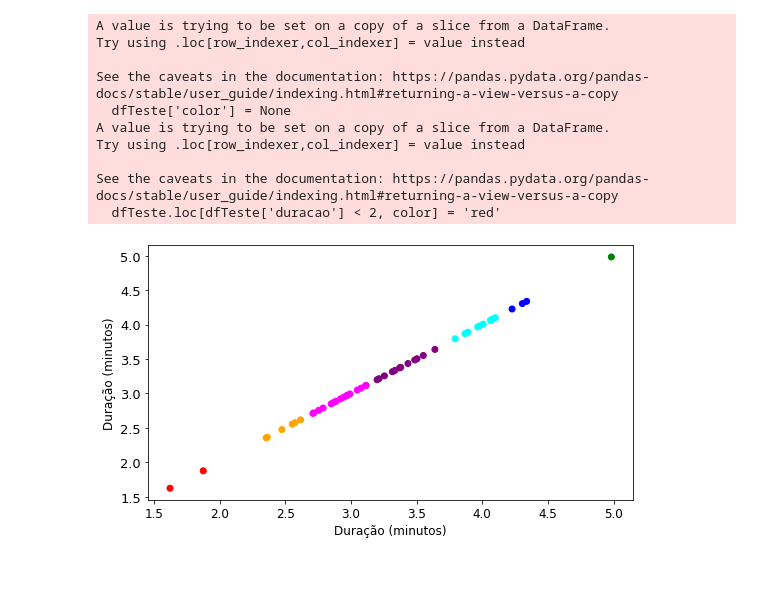
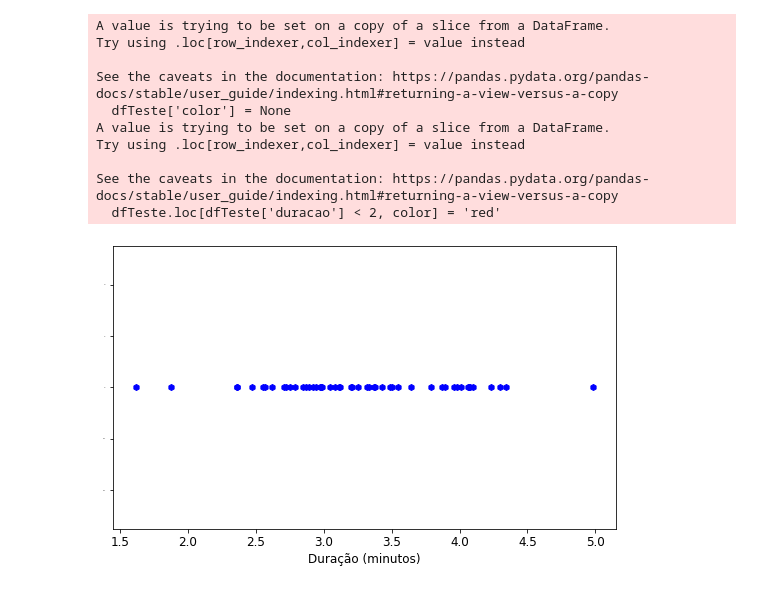
Before and after one commit to xiforivia/spotify, a Jupyter notebook: analise.ipynb, the cells around one changed output. Cells and saved outputs as stored; diff of their text form; code cells hidden in the pictures.

```diff
--- a/analise.ipynb
+++ b/analise.ipynb
@@ -79,7 +99,8 @@ dctContar
 # %%
-dfVariaveis = df[['artista', 'musica', 'dancabilidade', 'ao_vivo', 'duracao_ms', 'chave', 'energia', 'positividade']]
+dfVariaveis = df[['artista', 'musica', 'dancabilidade', 'ao_vivo', 'duracao_ms', 'chave', 'energia']]
 dfVariaveis['duracao_ms'] = dfVariaveis['duracao_ms'] / 60000
-dfVariaveis = dfVariaveis.rename(columns={'duracao_ms': 'duracao'})
+dfVariaveis = dfVariaveis.rename(columns={'duracao_ms': 'duracao', 'chave': 'nota'})
+dfVariaveis = dfVariaveis.round(2)
 # dfVariaveis.to_excel("variaveis.xlsx")
 # %% [output]
 A value is trying to be set on a copy of a slice from a DataFrame.
@@ -347,27 +414,29 @@ See the caveats in the documentation: https://pandas.pydata.org/pandas-docs/stab
   dfTeste.loc[dfTeste['duracao'] < 2, color] = 'red'
 # %%
 fig = plt.gcf()
-fig.set_size_inches(8.7,11.7)
+fig.set_size_inches(9,13)
 # fig.set_size_inches(8.3,15.7)
 plt.rcParams['xtick.labelsize']=12
-plt.rcParams['ytick.labelsize']=13
+plt.rcParams['ytick.labelsize']=0
 plt.rcParams['axes.labelsize']=12
 # fig.text(
 #     x=0.5,
-#     y=0.91,
-#     s='Dispersão',
+#     y=0.89,
+#     s='Gráfico de Dispersão',
 #     fontsize = 18,
 #     horizontalalignment='center',
 #     color='black')
-gs = gridspec.GridSpec(2, 2, hspace=0.5,wspace=0.25)
+gs = gridspec.GridSpec(2, 2, hspace=0.5,wspace=0.3)
 plt.subplot(gs[0, :])
-colors = np.array(cores)
-plt.scatter(dfVariaveis['duracao'], dfVariaveis['duracao'], c=colors)
+# colors = np.array(cores)
+# plt.scatter(dfVariaveis['duracao'], dfVariaveis['duracao'], c=colors)
+plt.plot(dfVariaveis['duracao'], len(dfVariaveis['duracao']) * [0], 'h', c='blue')
 plt.xlabel("Duração (minutos)")
-plt.ylabel("Duração (minutos)")
+# plt.ylabel("Duração (minutos)")
+
 plt.show()
 # %% [output]
-[figure, old version]
+[figure, new version]
 # %%
 colors = np.array(cores)
 plt.scatter(dfVariaveis['duracao'], dfVariaveis['duracao'], c=colors)
```
Also changed, not shown: parts of 18 cells of this notebook, 3 other files.
